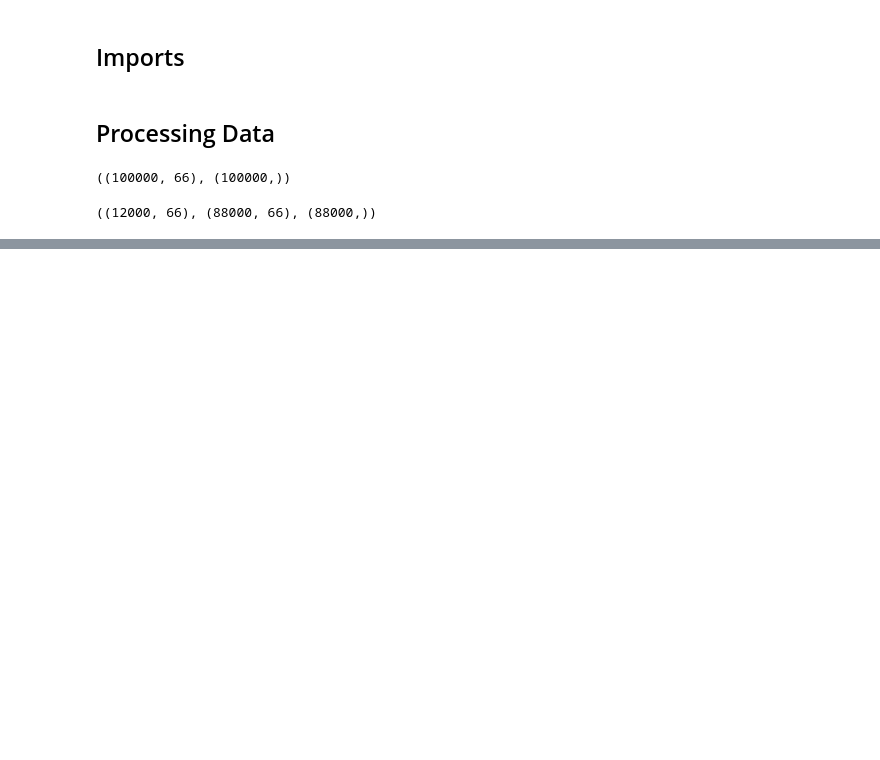
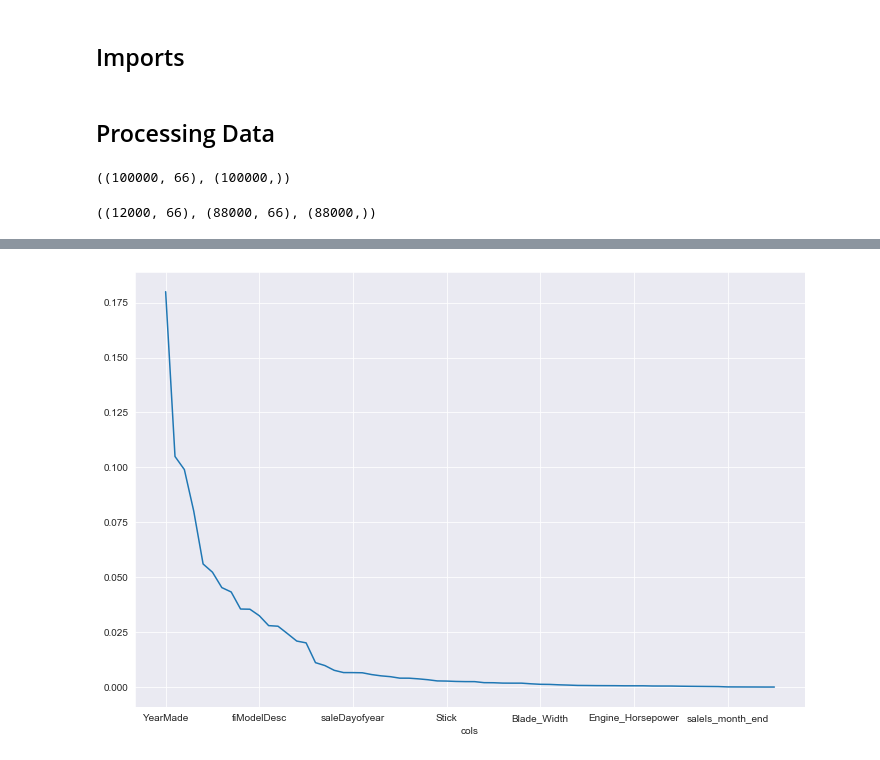
Before and after one commit to wolfdale229/100daysofmlcodes, a Jupyter notebook: intro to ml (fastai)/Interpretation .ipynb, the cells around one changed output, grey strips where cells are left out. Drawn from its saved outputs; the diff is of its cells as text; code cells hidden in the pictures; blank space fills up the shorter version.

Commit message:
model intepretation

```diff
--- a/intro to ml (fastai)/Interpretation .ipynb
+++ b/intro to ml (fastai)/Interpretation .ipynb
@@ -17,12 +17,13 @@ import numpy as np
 import seaborn as sns
 import matplotlib.pyplot as plt
 
+from pandas_summary import DataFrameSummary
+from sklearn import metrics
+from IPython.display import display
 from sklearn.ensemble import RandomForestRegressor
-from sklearn.model_selection import train_test_split
-# from sklearn.preprocessing import OneHotEncoder
 from sklearn.metrics import mean_squared_error
 
-sns.set_style('darkgrid')
+# sns.set_style('darkgrid')
 # %% [markdown]
 ## Processing Data
 # %%
@@ -96,0 +155,3 @@ The OOB_score : 0.8935606322993769
+# %%
+fi = rf_feat_importance(rf, df)
+fi[:11]
@@ -96,0 +171,5 @@ The OOB_score : 0.8935606322993769
+# %%
+fi.plot('cols', 'imp', figsize=(12, 8), legend=False)
+plt.show()
+# %% [output]
+[figure, added]
```
Also changed, not shown: parts of 23 cells of this notebook, 1 other file.
